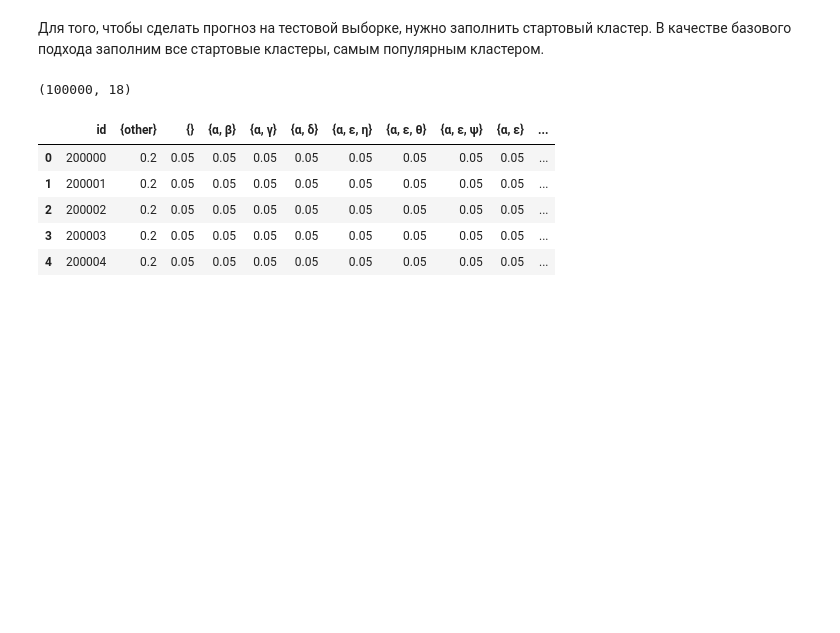
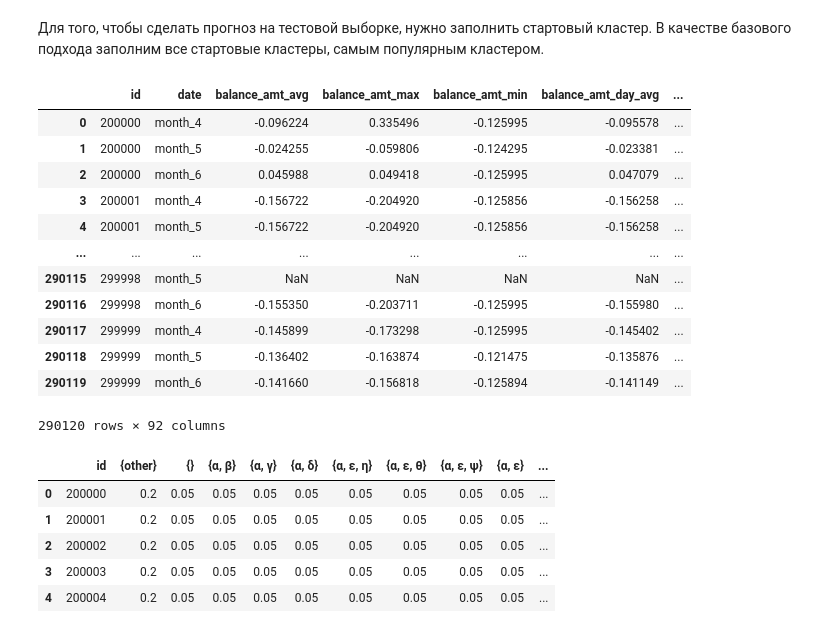
Before and after one commit to Halva773/alfa-hack, a Jupyter notebook: Задание/baseline.ipynb, the cells around one changed output. Drawn from its saved outputs; the diff is of its cells as text; code cells hidden in the pictures; blank space fills up the shorter version.

```diff
--- a/Задание/baseline.ipynb
+++ b/Задание/baseline.ipynb
@@ -123,9 +123,23 @@ test_df["start_cluster"] = test_df["start_cluster"].astype("category")
 # %%
 sample_submission_df = pd.read_csv("sample_submission.csv")
 # %%
-sample_submission_df.shape
+# test_df["start_cluster"] = train_df["start_cluster"].mode()[0]
+# test_df["start_cluster"] = test_df["start_cluster"].astype("category")
+test_df
 # %% [output]
+|  | id | date | balance_amt_avg | balance_amt_max | balance_amt_min | balance_amt_day_avg | ... |
+| 0 | 200000 | month_4 | -0.096224 | 0.335496 | -0.125995 | -0.095578 | ... |
+| 1 | 200000 | month_5 | -0.024255 | -0.059806 | -0.124295 | -0.023381 | ... |
+| 2 | 200000 | month_6 | 0.045988 | 0.049418 | -0.125995 | 0.047079 | ... |
+| 3 | 200001 | month_4 | -0.156722 | -0.204920 | -0.125856 | -0.156258 | ... |
+| 4 | 200001 | month_5 | -0.156722 | -0.204920 | -0.125856 | -0.156258 | ... |
+| ... | ... | ... | ... | ... | ... | ... | ... |
+| 290115 | 299998 | month_5 | NaN | NaN | NaN | NaN | ... |
+| 290116 | 299998 | month_6 | -0.155350 | -0.203711 | -0.125995 | -0.155980 | ... |
+| 290117 | 299999 | month_4 | -0.145899 | -0.173298 | -0.125995 | -0.145402 | ... |
+| 290118 | 299999 | month_5 | -0.136402 | -0.163874 | -0.121475 | -0.135876 | ... |
+| 290119 | 299999 | month_6 | -0.141660 | -0.156818 | -0.125894 | -0.141149 | ... |
-(100000, 18)
+290120 rows × 92 columns
 # %%
 sample_submission_df.head()
 # %% [output]
```
Also changed, not shown: 4 other files.
